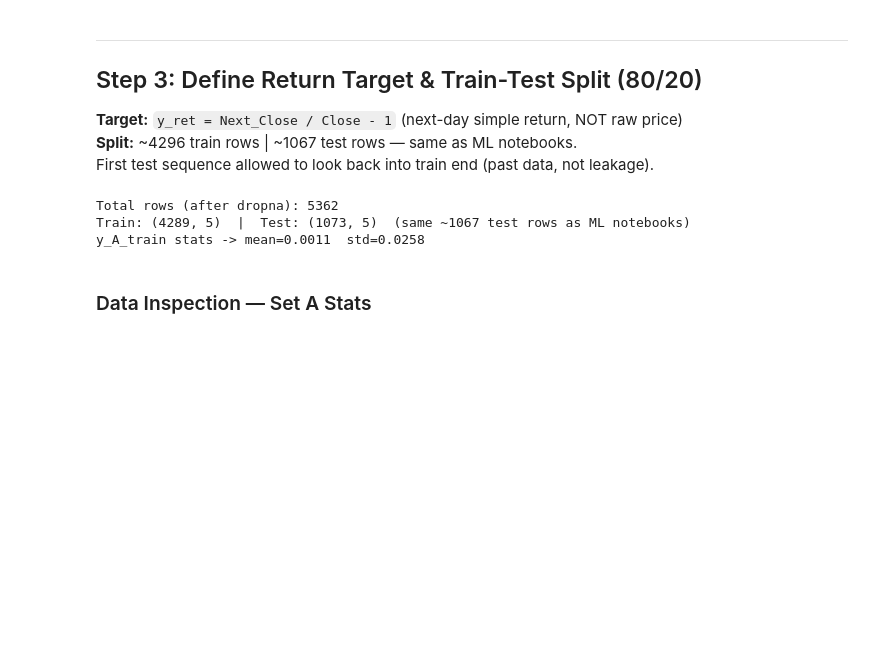
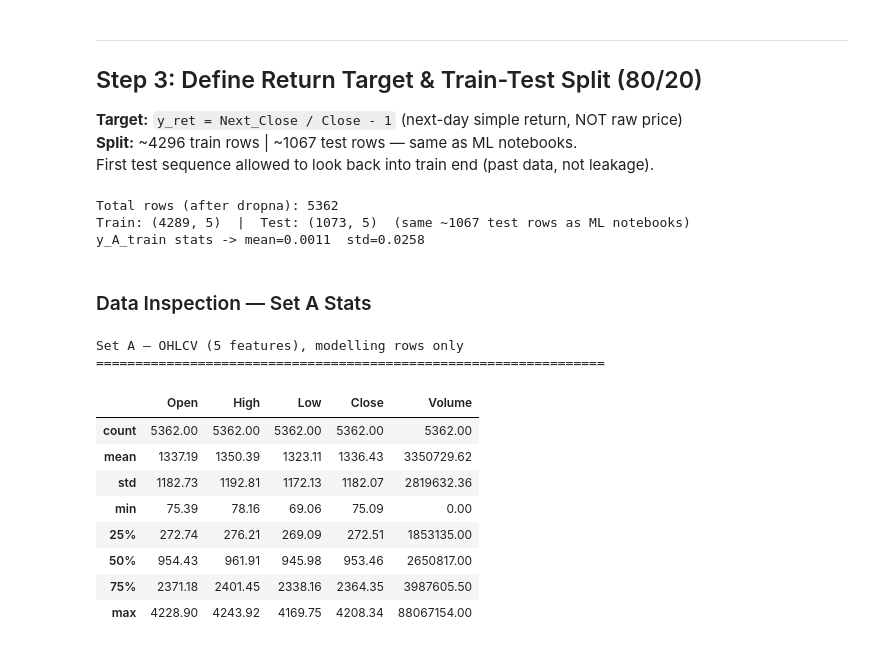
Before and after one commit to rishika790/AI-PORTFOLIO, a Jupyter notebook: DL_GRU_OHLCV_vs_Indicators.ipynb, the cells around one changed output. Cells and saved outputs as stored; diff of their text form; code cells hidden in the pictures; blank space fills up the shorter version.

Commit message:
code: cell 17 — print('Set A — OHLCV (5 features), modelling rows only')

```diff
--- a/DL_GRU_OHLCV_vs_Indicators.ipynb
+++ b/DL_GRU_OHLCV_vs_Indicators.ipynb
@@ -194,3 +194,19 @@ Train: (4289, 5)  |  Test: (1073, 5)  (same ~1067 test rows as ML notebooks)
 y_A_train stats -> mean=0.0011  std=0.0258
 # %% [markdown]
 ### Data Inspection — Set A Stats
+# %%
+print('Set A — OHLCV (5 features), modelling rows only')
+print('='*65)
+display(pd.DataFrame(X_A, columns=SET_A).describe().round(2))
+# %% [output]
+Set A — OHLCV (5 features), modelling rows only
+=================================================================
+|  | Open | High | Low | Close | Volume |
+| count | 5362.00 | 5362.00 | 5362.00 | 5362.00 | 5362.00 |
+| mean | 1337.19 | 1350.39 | 1323.11 | 1336.43 | 3350729.62 |
+| std | 1182.73 | 1192.81 | 1172.13 | 1182.07 | 2819632.36 |
+| min | 75.39 | 78.16 | 69.06 | 75.09 | 0.00 |
+| 25% | 272.74 | 276.21 | 269.09 | 272.51 | 1853135.00 |
+| 50% | 954.43 | 961.91 | 945.98 | 953.46 | 2650817.00 |
+| 75% | 2371.18 | 2401.45 | 2338.16 | 2364.35 | 3987605.50 |
+| max | 4228.90 | 4243.92 | 4169.75 | 4208.34 | 88067154.00 |
```
